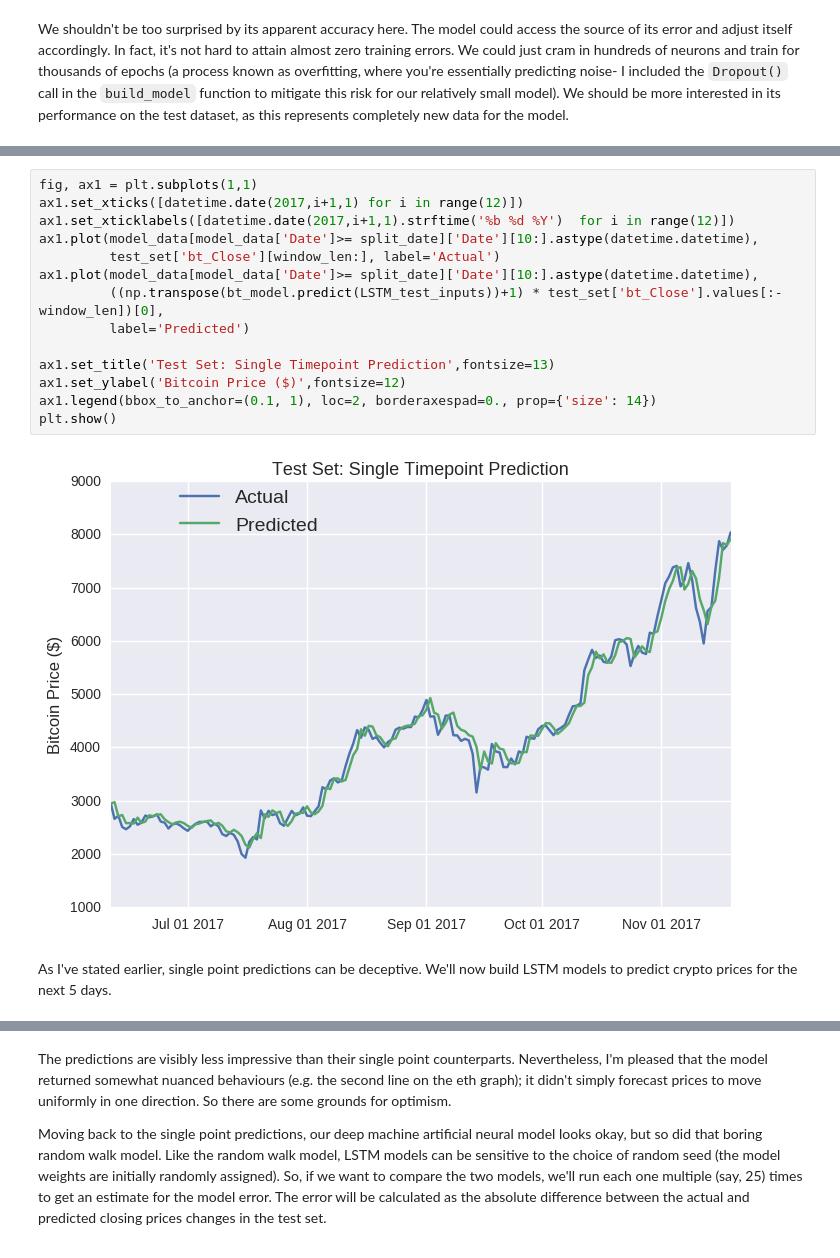
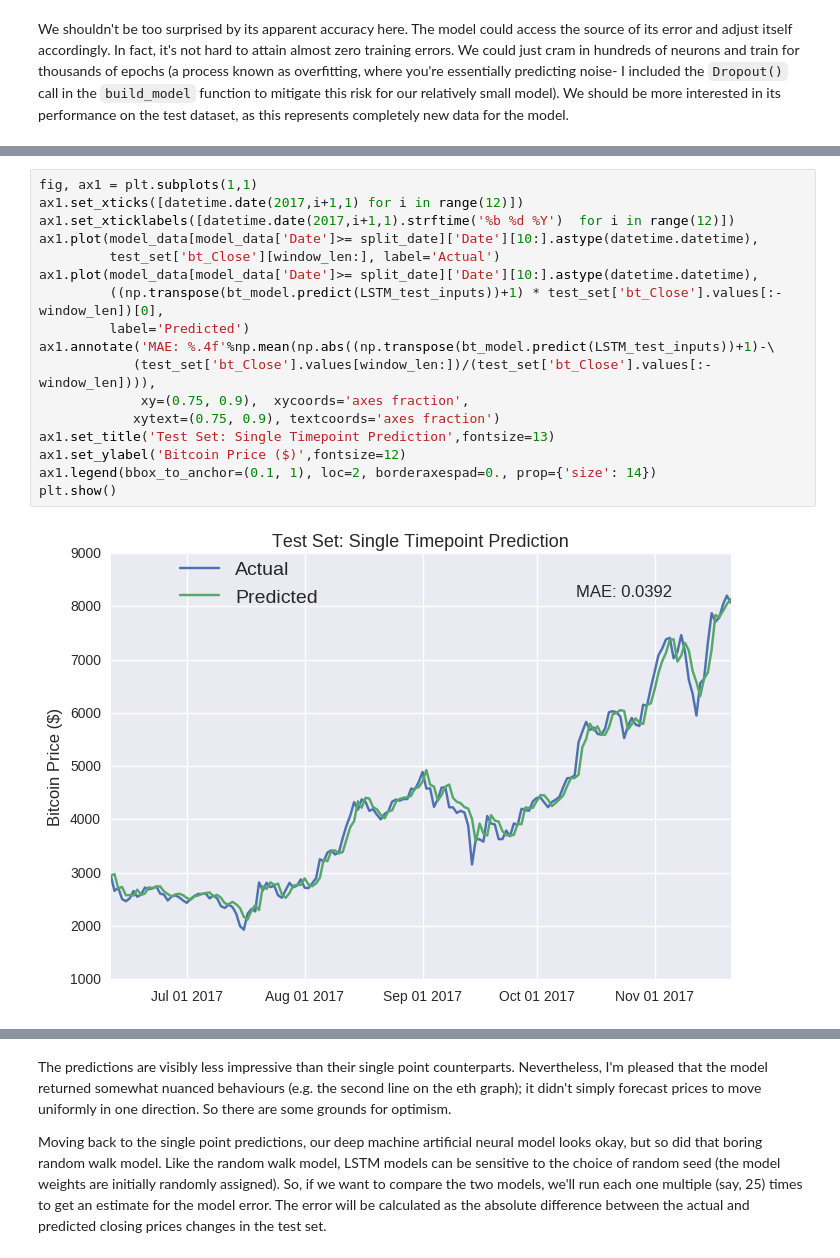
Before and after one commit to dashee87/blogScripts, a Jupyter notebook: Jupyter/2017-11-20-predicting-cryptocurrency-prices-with-deep-learning.ipynb, the cells around one changed output, grey strips where cells are left out. Drawn from its saved outputs; the diff is of its cells as text.

```diff
--- a/Jupyter/2017-11-20-predicting-cryptocurrency-prices-with-deep-learning.ipynb
+++ b/Jupyter/2017-11-20-predicting-cryptocurrency-prices-with-deep-learning.ipynb
@@ -595,18 +604,19 @@ plt.show()
 # %%
 fig, ax1 = plt.subplots(1,1)
 ax1.set_xticks([datetime.date(2017,i+1,1) for i in range(12)])
 ax1.set_xticklabels([datetime.date(2017,i+1,1).strftime('%b %d %Y')  for i in range(12)])
 ax1.plot(model_data[model_data['Date']>= split_date]['Date'][10:].astype(datetime.datetime),
          test_set['bt_Close'][window_len:], label='Actual')
 ax1.plot(model_data[model_data['Date']>= split_date]['Date'][10:].astype(datetime.datetime),
          ((np.transpose(bt_model.predict(LSTM_test_inputs))+1) * test_set['bt_Close'].values[:-window_len])[0],
          label='Predicted')
-
+ax1.annotate('MAE: %.4f'%np.mean(np.abs((np.transpose(bt_model.predict(LSTM_test_inputs))+1)-\
+            (test_set['bt_Close'].values[window_len:])/(test_set['bt_Close'].values[:-window_len]))),
+             xy=(0.75, 0.9),  xycoords='axes fraction',
+            xytext=(0.75, 0.9), textcoords='axes fraction')
 ax1.set_title('Test Set: Single Timepoint Prediction',fontsize=13)
 ax1.set_ylabel('Bitcoin Price ($)',fontsize=12)
 ax1.legend(bbox_to_anchor=(0.1, 1), loc=2, borderaxespad=0., prop={'size': 14})
 plt.show()
 # %% [output]
-[figure, old version]
+[figure, new version]
-# %% [markdown]
-As I've stated earlier, single point predictions can be deceptive. We'll now build LSTM models to predict crypto prices for the next 5 days.
```
Also changed, not shown: parts of 28 cells of this notebook.
